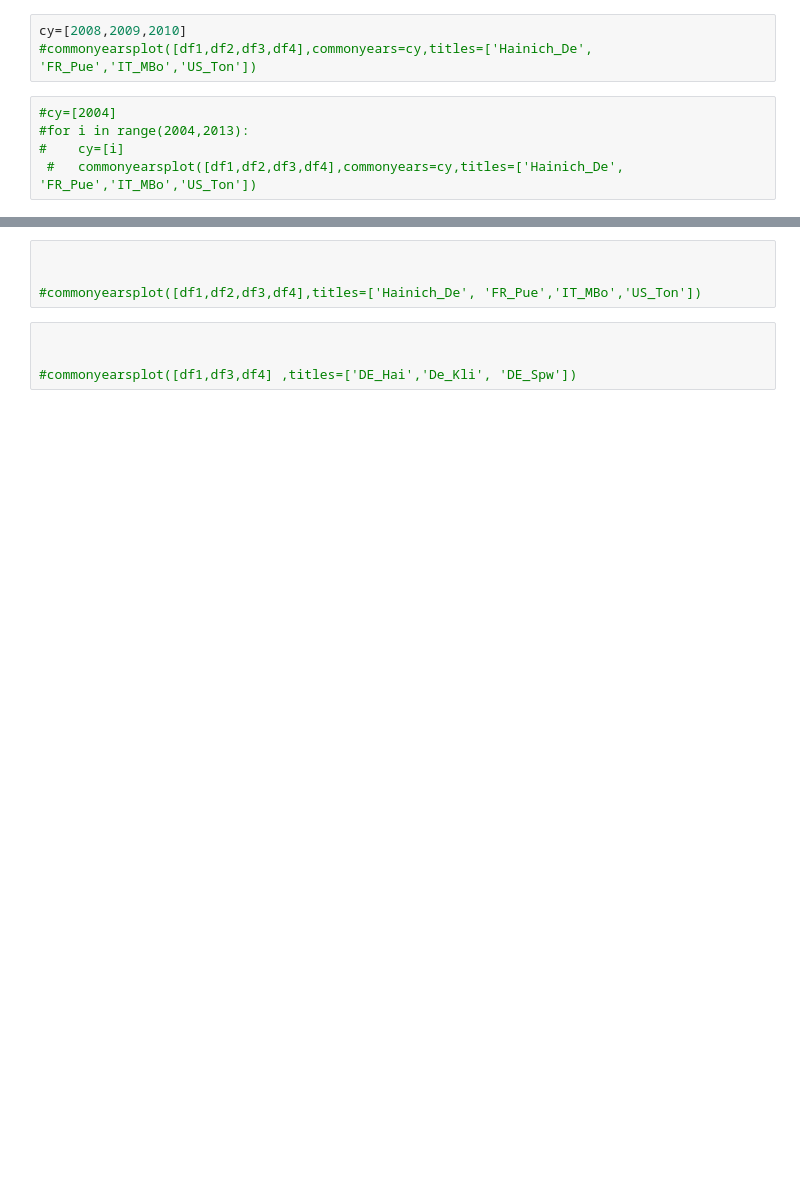
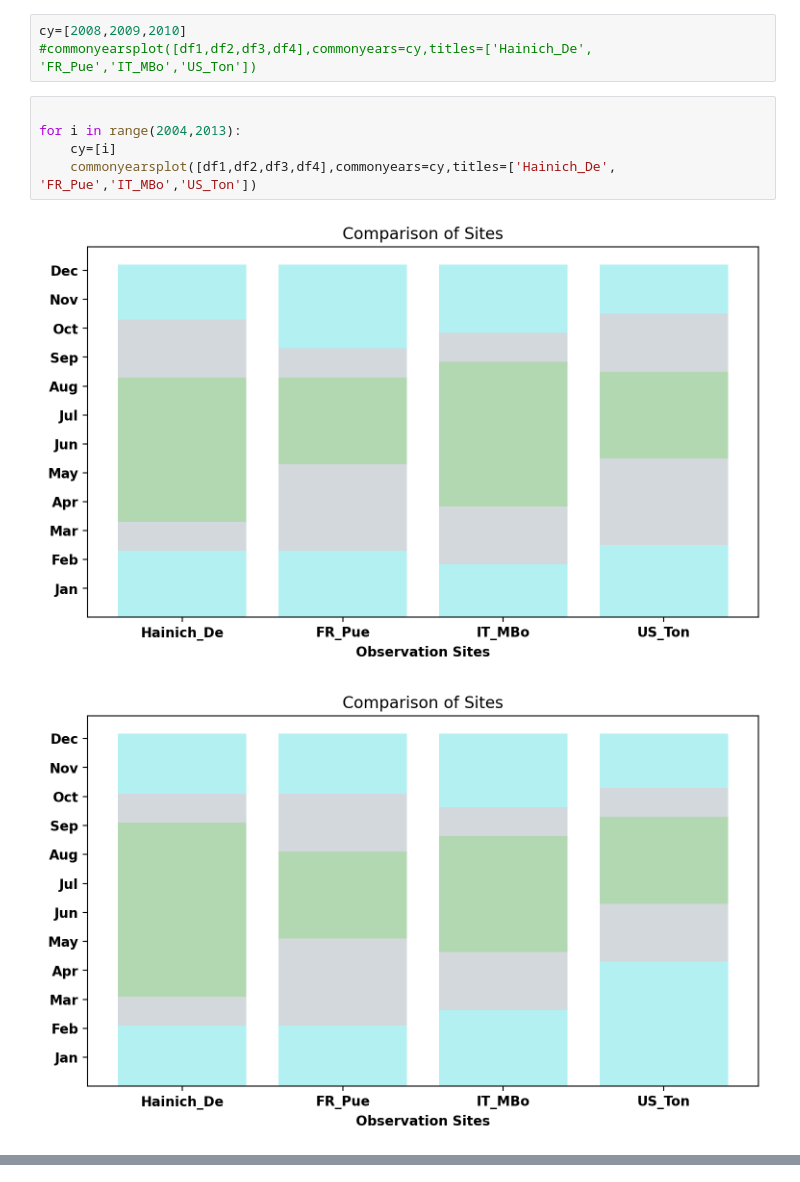
Before and after one commit to Absar-Gull/ML-FLUXNET, a Jupyter notebook: comparisionofsites.ipynb, the cells around one changed output, grey strips where cells are left out. Drawn from its saved outputs; the diff is of its cells as text; blank space fills up the shorter version.

```diff
--- a/comparisionofsites.ipynb
+++ b/comparisionofsites.ipynb
@@ -51,7 +49,10 @@ commonyearsplot([df1,df2,df3,df4],commonyears=cy,titles=['Hainich_De', 'FR_Pue',
 cy=[2008,2009,2010]
 #commonyearsplot([df1,df2,df3,df4],commonyears=cy,titles=['Hainich_De', 'FR_Pue','IT_MBo','US_Ton'])
 # %%
-#cy=[2004]
-#for i in range(2004,2013):
-#    cy=[i]
- #   commonyearsplot([df1,df2,df3,df4],commonyears=cy,titles=['Hainich_De', 'FR_Pue','IT_MBo','US_Ton'])
+
+for i in range(2004,2013):
+    cy=[i]
+    commonyearsplot([df1,df2,df3,df4],commonyears=cy,titles=['Hainich_De', 'FR_Pue','IT_MBo','US_Ton'])
+# %% [output]
+[figure, added]
+[figure, added]
@@ -58,8 +65,0 @@ cy=[2008,2009,2010]
-# %%
-
-
-#commonyearsplot([df1,df2,df3,df4],titles=['Hainich_De', 'FR_Pue','IT_MBo','US_Ton'])
-# %%
-
-
-#commonyearsplot([df1,df3,df4] ,titles=['DE_Hai','De_Kli', 'DE_Spw'])
```
Also changed, not shown: parts of 4 cells of this notebook.
